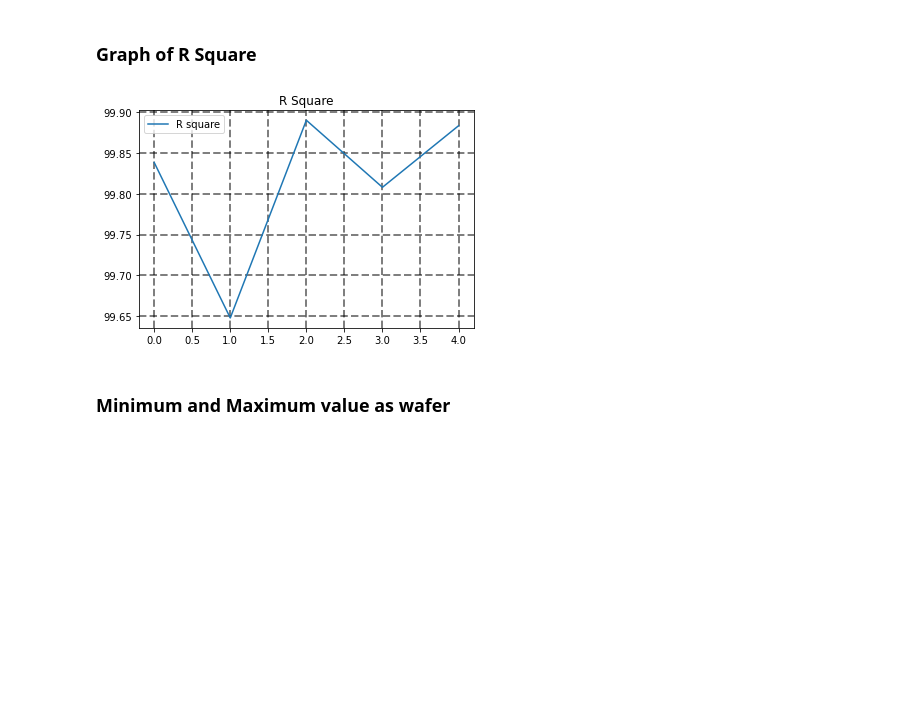
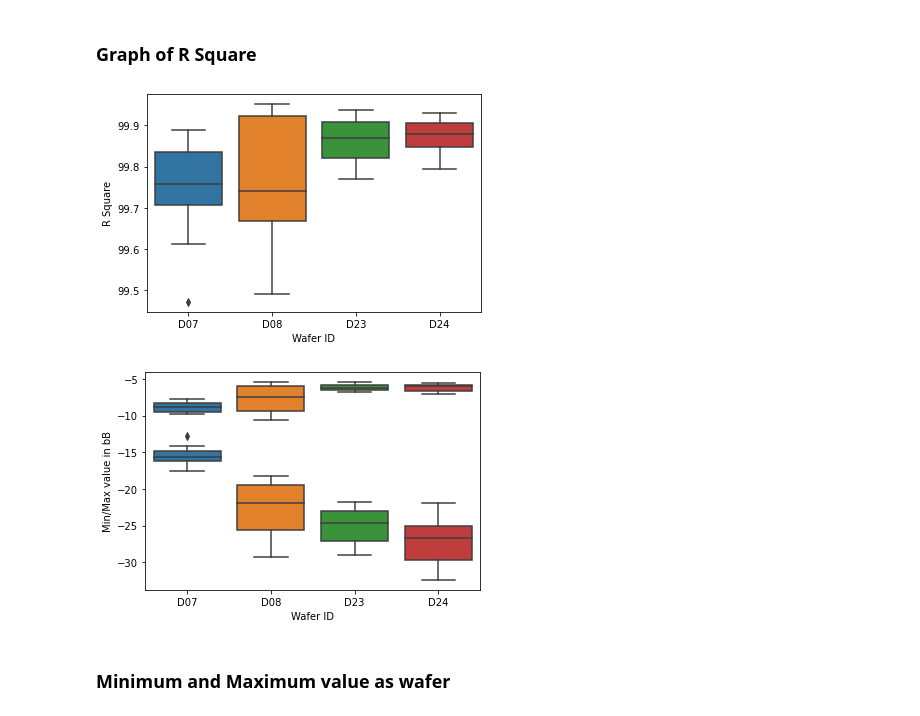
Before and after one commit to HYUB3/project, a Jupyter notebook: Jupyteranalysis.ipynb, the cells around one changed output. Cells and saved outputs as stored; diff of their text form; code cells hidden in the pictures; blank space fills up the shorter version.

Commit message:
change of the r square figures

```diff
--- a/Jupyteranalysis.ipynb
+++ b/Jupyteranalysis.ipynb
@@ -45,14 +53,19 @@ plt.show()
 # %% [markdown]
 ### Graph of R Square
 # %%
-plt.plot(df['R Square'],label = 'R square')
-plt.legend()
-plt.title('R Square')
-plt.grid(axis = 'x', color = 'black', alpha = 0.5, ls = '--', linewidth = 2)
-plt.grid(axis = 'y', color = 'black', alpha = 0.5, ls = '--', linewidth = 2)
+sns.boxplot(x = 'Wafer', y = 'R Square', data = df)
+plt.xlabel('Wafer ID', fontsize=10)
+plt.ylabel('R Square', fontsize=10)
 plt.show()
+
+sns.boxplot(x='Wafer', y ='Min', data = df)
+sns.boxplot(x='Wafer', y ='Max', data = df)
+plt.xlabel('Wafer ID', fontsize=10)
+plt.ylabel('Min/Max value in bB', fontsize=10)
+plt.show()
 # %% [output]
-[figure, old version]
+[figure, new version]
+[figure, added]
 # %% [markdown]
 ### Minimum and Maximum value as wafer
 # %%
```
Also changed, not shown: parts of 6 cells of this notebook.
